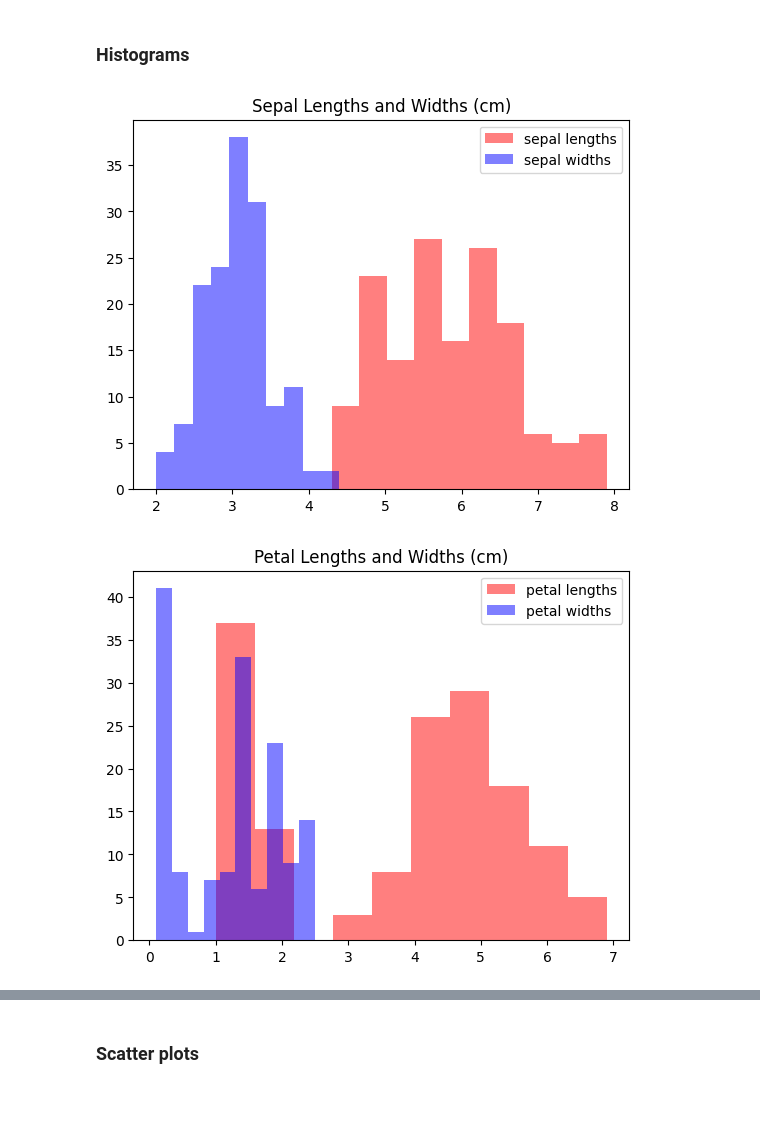
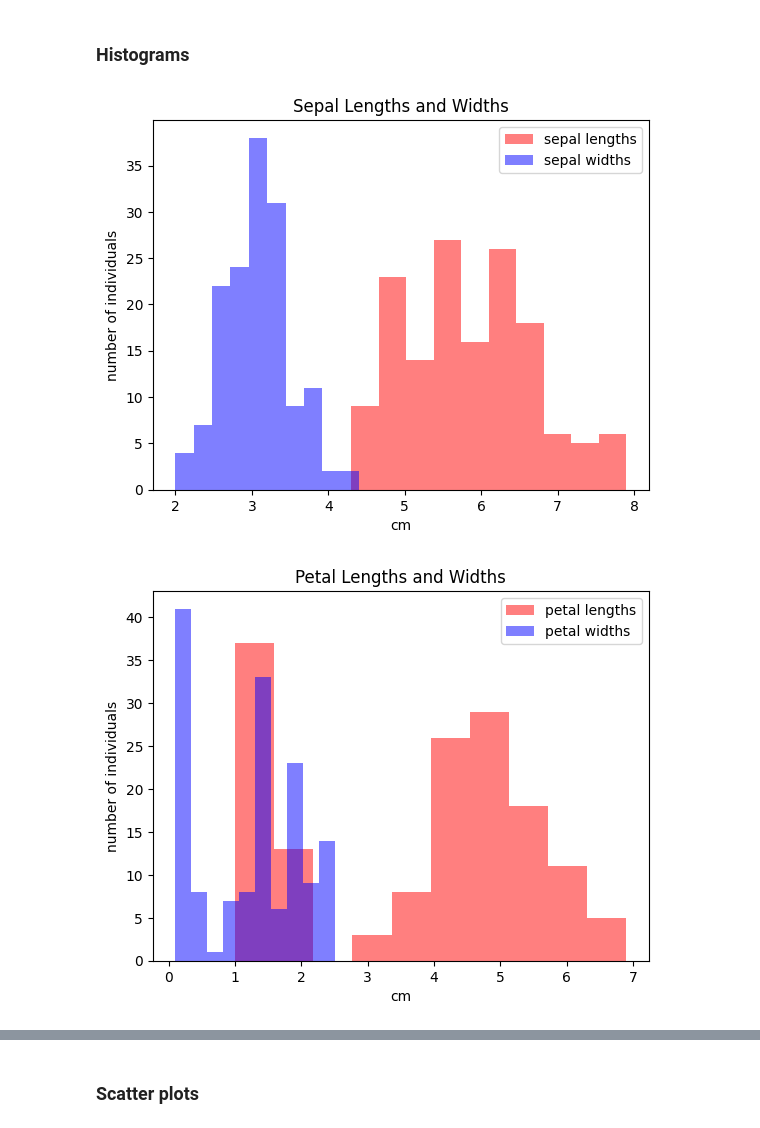
Before and after one commit to Ploenypp/tuto-stats, a Jupyter notebook: iris.ipynb, the cells around one changed output, grey strips where cells are left out. Saved outputs shown, nothing was run; the diff lists cells and outputs as text; code cells hidden in the pictures; blank space fills up the shorter version.

```diff
--- a/iris.ipynb
+++ b/iris.ipynb
@@ -97,20 +101,24 @@ plt.show()
 # Sepal Lengths & Widths
 plt.hist(SL, alpha = 0.5, label = "sepal lengths", color = "red")
 plt.hist(SW, alpha = 0.5, label = "sepal widths", color = "blue")
-plt.title("Sepal Lengths and Widths (cm)")
+plt.title("Sepal Lengths and Widths")
+plt.xlabel("cm")
+plt.ylabel("number of individuals")
 plt.legend()
 plt.show()
 # %% [output]
-[figure, old version]
+[figure, new version]
 # %%
 # Petal Lengths & Widths
 plt.hist(PL, alpha = 0.5, label = "petal lengths", color = "red")
 plt.hist(PW, alpha = 0.5, label = "petal widths", color = "blue")
-plt.title("Petal Lengths and Widths (cm)")
+plt.title("Petal Lengths and Widths")
+plt.xlabel("cm")
+plt.ylabel("number of individuals")
 plt.legend()
 plt.show()
 # %% [output]
-[figure, old version]
+[figure, new version]
 # %%
 # Sepal & Petal Lengths
 plt.hist(SL, alpha = 0.5, label = "sepal lengths", color = "red")
```
Also changed, not shown: parts of 3 cells of this notebook.
